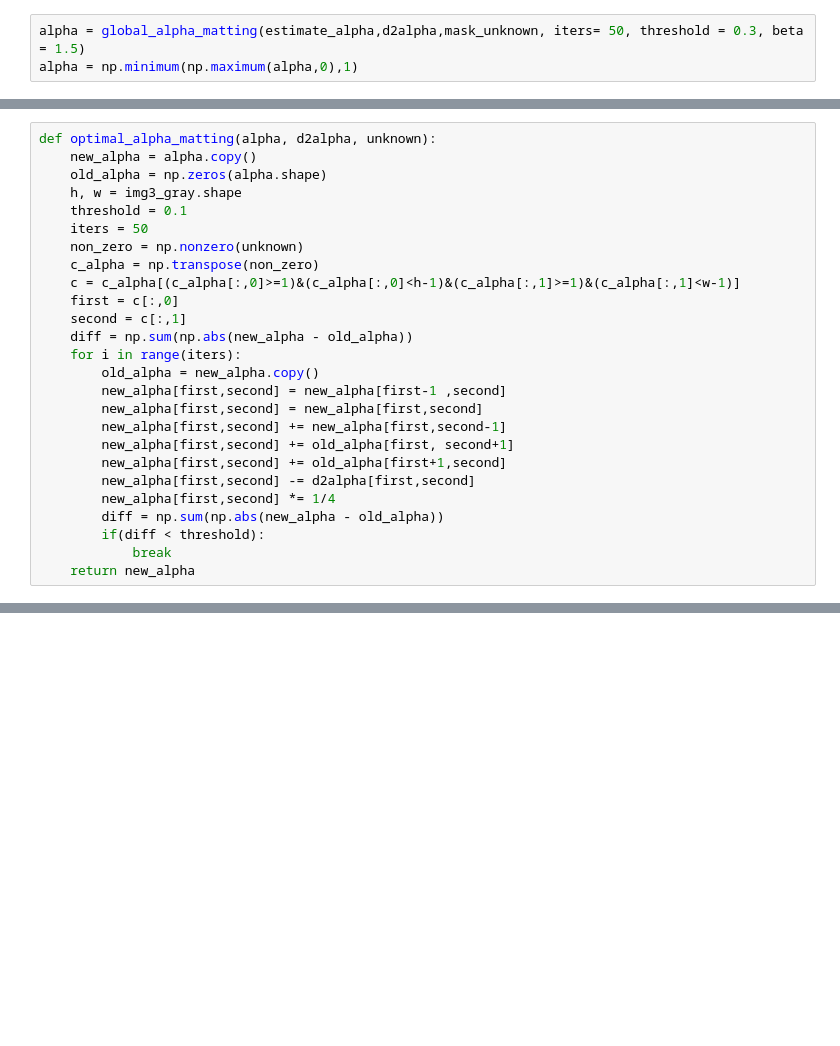
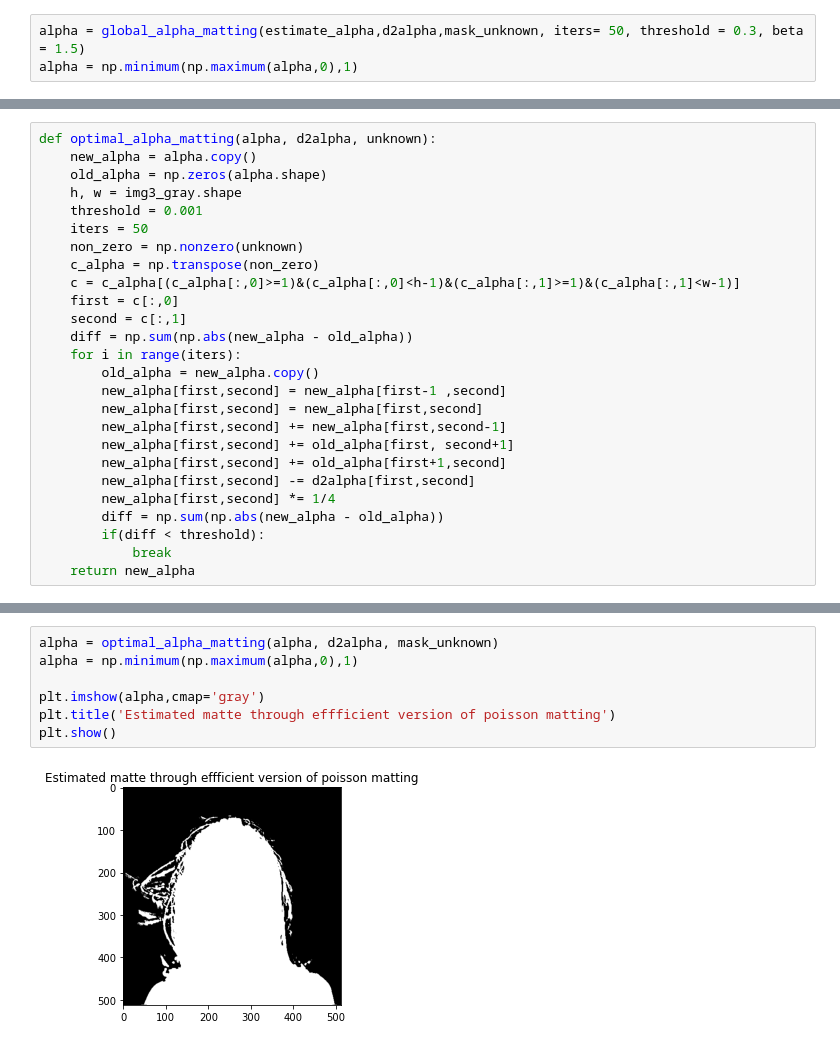
Before and after one commit to avani17101/Poisson-Matting, a Jupyter notebook: src/Global_Matting.ipynb, the cells around one changed output, grey strips where cells are left out. Drawn from its saved outputs; the diff is of its cells as text; blank space fills up the shorter version.

```diff
--- a/src/Global_Matting.ipynb
+++ b/src/Global_Matting.ipynb
@@ -163,7 +169,7 @@ def optimal_alpha_matting(alpha, d2alpha, unknown):
     new_alpha = alpha.copy()
     old_alpha = np.zeros(alpha.shape)
     h, w = img3_gray.shape
-    threshold = 0.1
+    threshold = 0.001
     iters = 50
     non_zero = np.nonzero(unknown)
     c_alpha = np.transpose(non_zero)
@@ -196,0 +203,9 @@ Time for the new Optimal function:
+# %%
+alpha = optimal_alpha_matting(alpha, d2alpha, mask_unknown)
+alpha = np.minimum(np.maximum(alpha,0),1)
+
+plt.imshow(alpha,cmap='gray')
+plt.title('Estimated matte through effficient version of poisson matting')
+plt.show()
+# %% [output]
+[figure, added]
```
Also changed, not shown: parts of 5 cells of this notebook.
